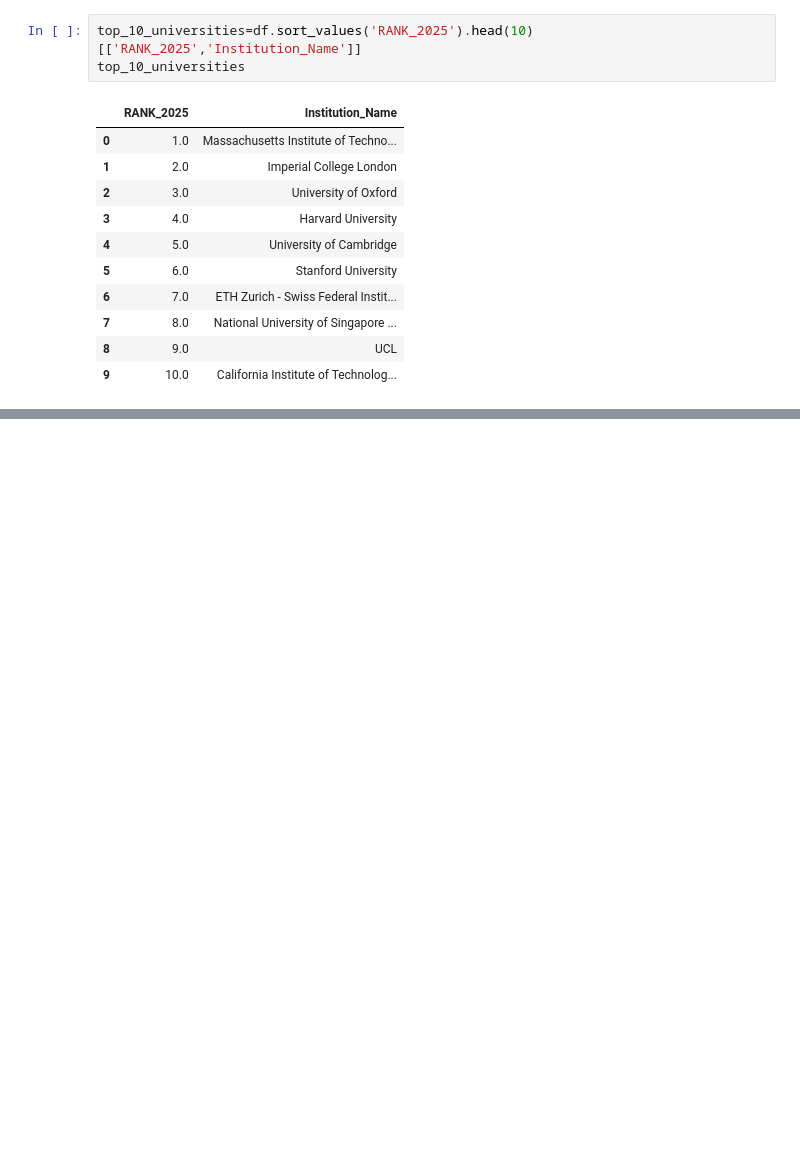
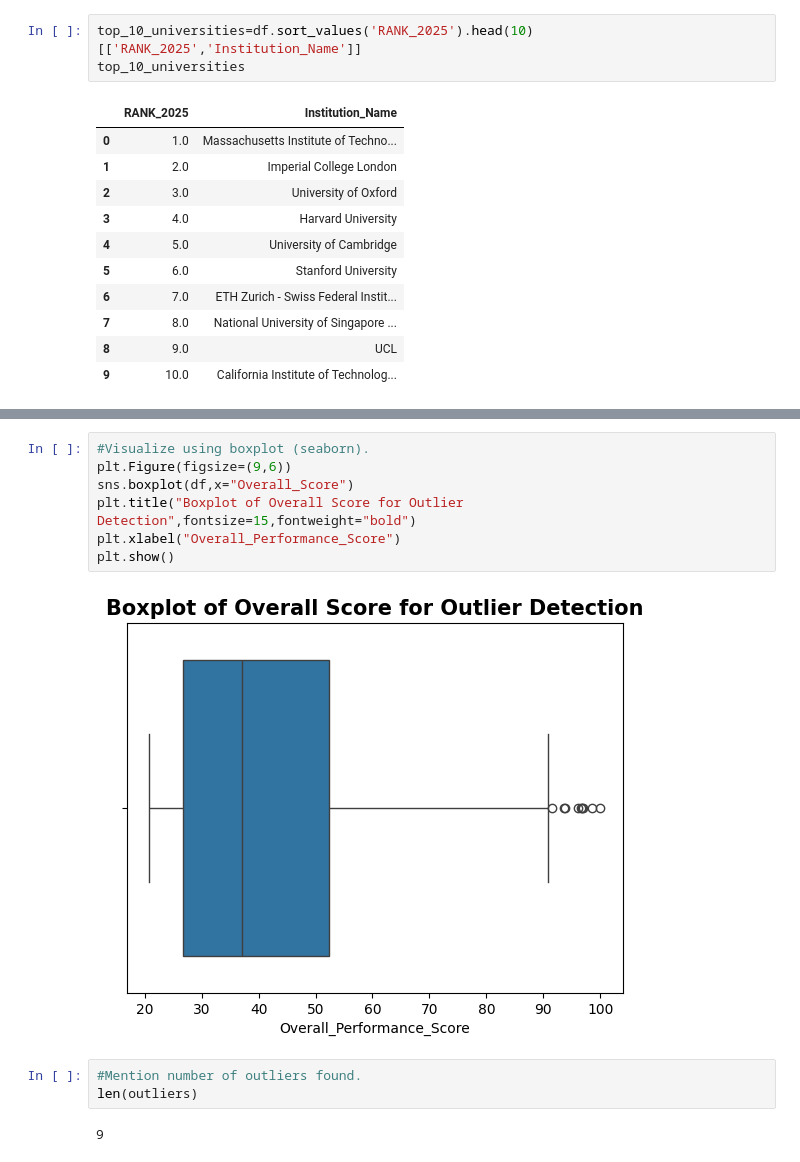
Before and after one commit to Mradul2k04/Python_Projects_BL, a Jupyter notebook: Numpy_Pandas_ Visualization/task_1.ipynb, the cells around one changed output, grey strips where cells are left out. Cells and saved outputs as stored; diff of their text form; blank space fills up the shorter version.

```diff
--- a/Numpy_Pandas_ Visualization/task_1.ipynb
+++ b/Numpy_Pandas_ Visualization/task_1.ipynb
@@ -295,0 +649,14 @@ plt.show()
+# %%
+#Visualize using boxplot (seaborn).
+plt.Figure(figsize=(9,6))
+sns.boxplot(df,x="Overall_Score")
+plt.title("Boxplot of Overall Score for Outlier Detection",fontsize=15,fontweight="bold")
+plt.xlabel("Overall_Performance_Score")
+plt.show()
+# %% [output]
+[figure, added]
+# %%
+#Mention number of outliers found.
+len(outliers)
+# %% [output]
+9
```
Also changed, not shown: parts of 42 cells of this notebook.
